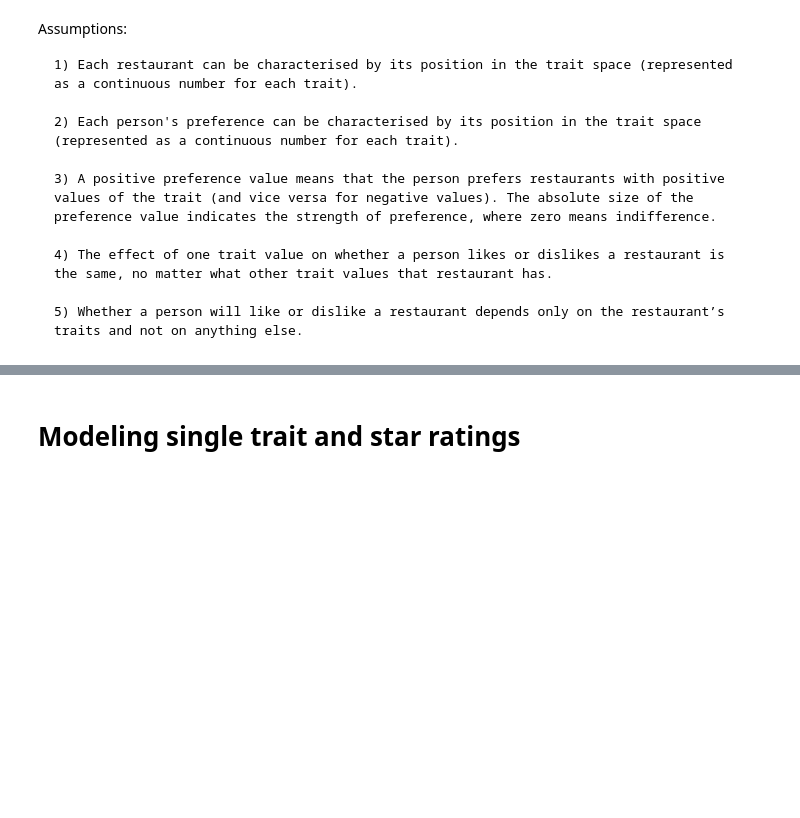
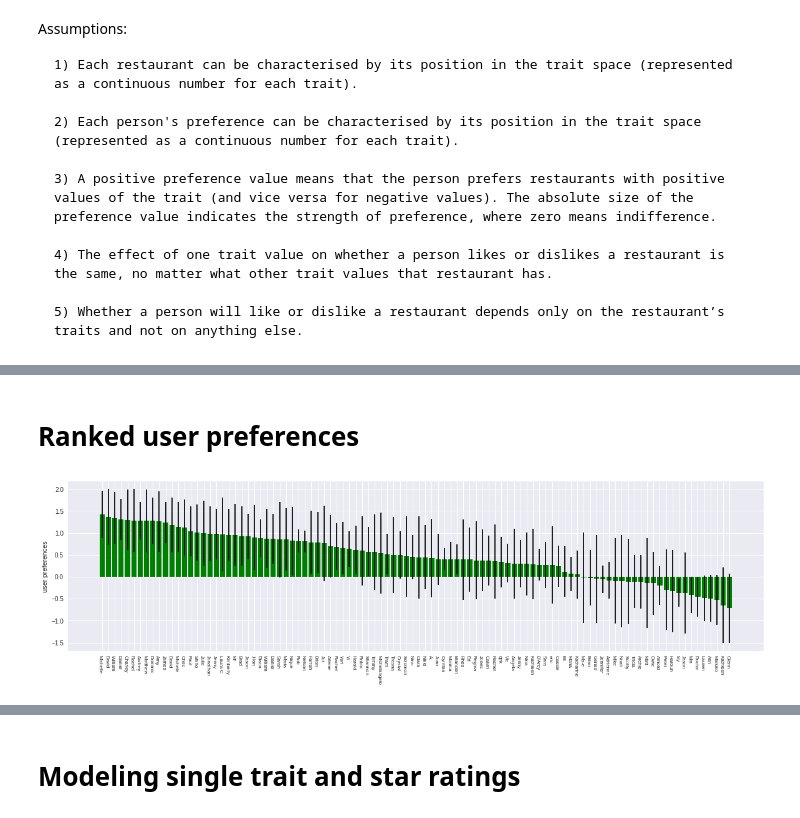
Before and after one commit to ioanab95/Colaborative-Filtering, a Jupyter notebook: collaborative_filtering.ipynb, the cells around one changed output, grey strips where cells are left out. Saved outputs shown, nothing was run; the diff lists cells and outputs as text; code cells hidden in the pictures; blank space fills up the shorter version.

```diff
--- a/collaborative_filtering.ipynb
+++ b/collaborative_filtering.ipynb
@@ -293,7 +315,7 @@ def rejection_sampling(mu, std, rating):
 
 def Gibbs_sampling_multiple_traits_binary_rating(reviews, K):
 
-    pv_t = np.ones((R, K)   # prior variance for restaurant traits
+    pv_t = np.ones(shape=(R, K))   # prior variance for restaurant traits
     t = np.zeros((R, K))     # restaurant traits, initialized to be the prior mean mu_0 = 0
 
     pv_p = np.ones((U, K))   # prior variance for user preferences
@@ -304,33 +326,33 @@ def Gibbs_sampling_multiple_traits_binary_rating(reviews, K):
     restaurant_traits_samples = []
     user_preferences_samples = []
 
-    for num in range(2000):
+    for num in range(2500):
 
-        if num%250==0:
+        if (num%100==0):
             print (num)
 
         # Sample user experience (x) given user preferences (p), restaurant traits (t) and rating (y)
         for r in range(reviews.shape[0]):
-            s = p[reviews[r][0]] * t[reviews[r][1]]
+            s = np.dot(p[reviews[r][0]], t[reviews[r][1]])
             x[r] = rejection_sampling(s, 1, reviews[r][2])
 
         # Sample each restaurant trait (t) given user experiences (x)
-        t = np.zeros(R)
+        t = np.zeros(shape=(R, K))
         for i in range(R):
-            var_inv = 1/pv_t[i] + (np.square(p[reviews[:, 0]]) * (reviews[:, 1]==i).astype(int)).sum()
-            var = 1/var_inv
-            mu_tilde = (x * p[reviews[:,0]] * ((reviews[:, 1] == i).astype(int))).sum()
-            mu = var * mu_tilde
-            t[i] = np.random.normal(loc=mu, scale=np.sqrt(var))
+            sigma_inv = np.diag(1./pv_t[i]) + compute_precision_for_restaurants(K, i, p, reviews)
+            sigma = np.linalg.inv(sigma_inv)
+            mu_tilde = compute_mean_of_posterior_for_restaurants(K, i, p, reviews, x)
+            mu = np.dot(sigma, mu_tilde)
+            t[i] = np.random.multivariate_normal(mean=mu, cov=sigma)
 
         # Sample user preferences (p) given user experience (x)
-        p = np.zeros(U)
+        p = np.zeros(shape=(U, K))
         for i in range(U):
-            var_inv = 1/pv_p[i] + (np.square(t[reviews[:, 1]]) * (reviews[:, 0]==i).astype(int)).sum()
-            var = 1/var_inv
-            mu_tilde = (x * t[reviews[:,1]] * ((reviews[:, 0] == i).astype(int))).sum()
-            mu = var * mu_tilde
-            p[i] = np.random.normal(loc=mu, scale=np.sqrt(var))
+            sigma_inv = np.diag(1./pv_p[i]) + compute_precision_for_users(K, i, t, reviews)
+            sigma = np.linalg.inv(sigma_inv)
+            mu_tilde = compute_mean_of_posterior_for_users(K, i, t, reviews, x)
+            mu = np.dot(sigma, mu_tilde)
+            p[i] = np.random.multivariate_normal(mean=mu, cov=sigma)
 
         restaurant_traits_samples.append(t)
         user_preferences_samples.append(p)
@@ -341,0 +408,15 @@ def Gibbs_sampling_multiple_traits_binary_rating(reviews, K):
+# %% [markdown]
+# Ranked user preferences
+# %%
+mean_preferences = np.mean(user_preferences_samples[400:], axis=0)[:100][:,0]
+std_preferences = np.std(user_preferences_samples[400:], axis=0)[:100][:,0]
+rank_order = np.argsort(mean_preferences)[::-1]
+
+with matplotlib.rc_context({'figure.figsize': [20,5], 'xtick.labelsize': 8}):
+    x = np.arange(100)
+    plt.bar(x, mean_preferences[rank_order], align='center', width=.8, yerr=std_preferences[rank_order], color='green')
+    plt.xticks(x, users_df.iloc[rank_order]['name'].values, rotation=-90, ha='right')
+    plt.ylabel('user preferences')
+plt.show()
+# %% [output]
+[figure, added]
```
Also changed, not shown: parts of 23 cells of this notebook.
